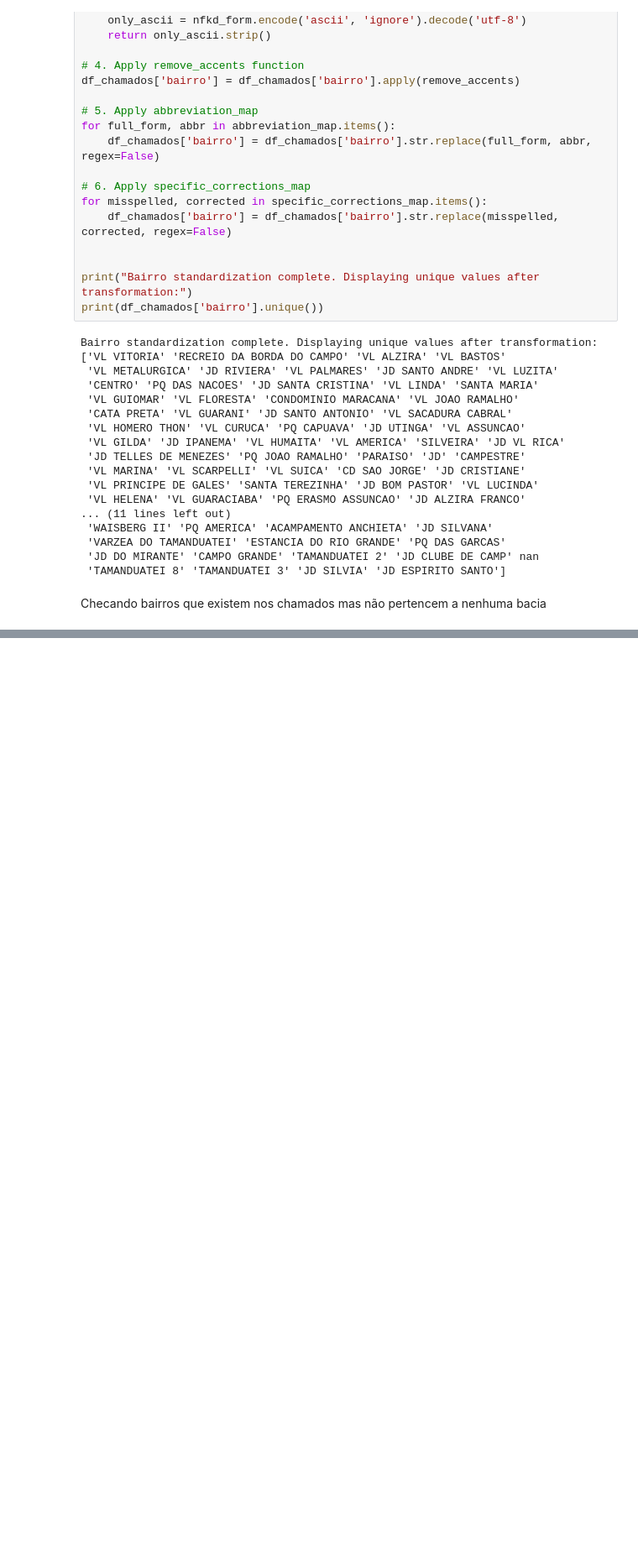
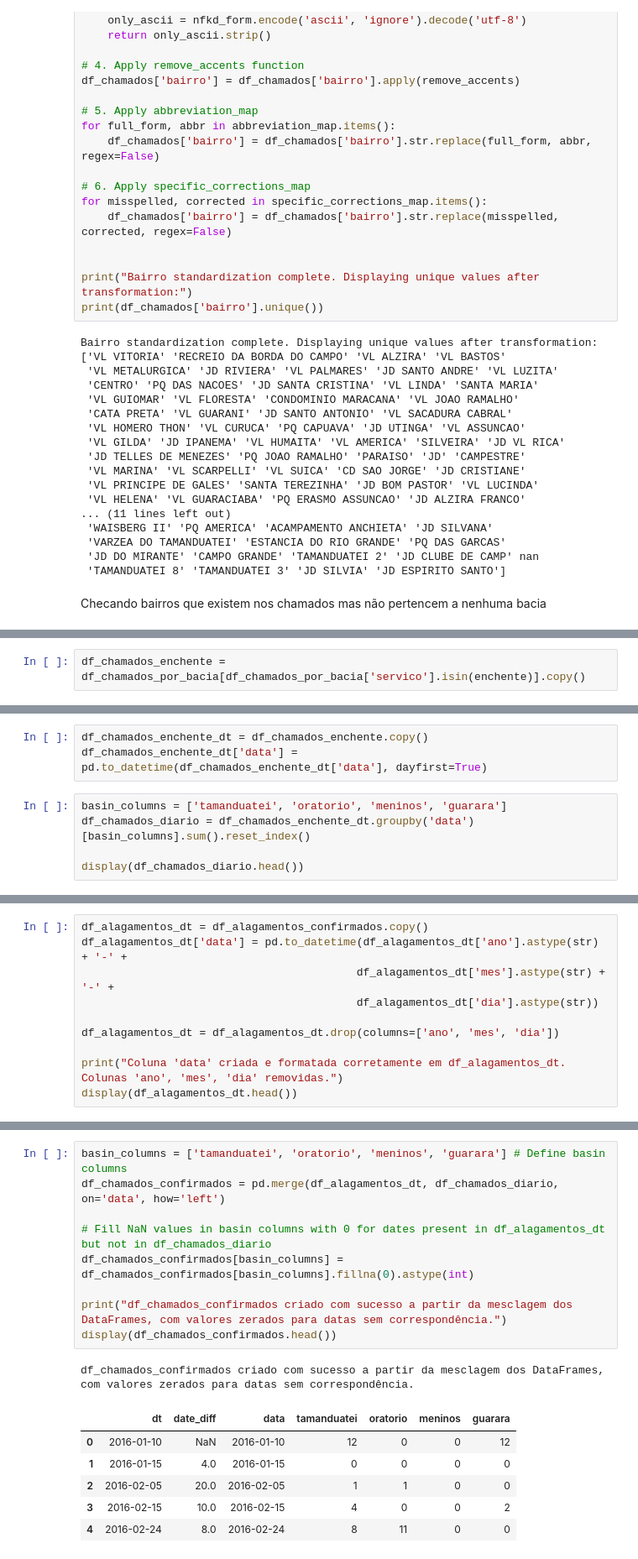
Before and after one commit to gitly-br/PSA_pred_models, a Jupyter notebook: notebooks/Processamento_chamados.ipynb, the cells around one changed output, grey strips where cells are left out. Shown at 84% size. Cells and saved outputs as stored; diff of their text form; blank space fills up the shorter version.

```diff
--- a/notebooks/Processamento_chamados.ipynb
+++ b/notebooks/Processamento_chamados.ipynb
@@ -249,0 +313,2 @@ Os seguintes bairros existem em 'df_chamados' mas não foram encontrados em nenh
+# %%
+df_chamados_enchente = df_chamados_por_bacia[df_chamados_por_bacia['servico'].isin(enchente)].copy()
@@ -249,0 +360,8 @@ Os seguintes bairros existem em 'df_chamados' mas não foram encontrados em nenh
+# %%
+df_chamados_enchente_dt = df_chamados_enchente.copy()
+df_chamados_enchente_dt['data'] = pd.to_datetime(df_chamados_enchente_dt['data'], dayfirst=True)
+# %%
+basin_columns = ['tamanduatei', 'oratorio', 'meninos', 'guarara']
+df_chamados_diario = df_chamados_enchente_dt.groupby('data')[basin_columns].sum().reset_index()
+
+display(df_chamados_diario.head())
@@ -249,0 +428,10 @@ Os seguintes bairros existem em 'df_chamados' mas não foram encontrados em nenh
+# %%
+df_alagamentos_dt = df_alagamentos_confirmados.copy()
+df_alagamentos_dt['data'] = pd.to_datetime(df_alagamentos_dt['ano'].astype(str) + '-' +
+                                          df_alagamentos_dt['mes'].astype(str) + '-' +
+                                          df_alagamentos_dt['dia'].astype(str))
+
+df_alagamentos_dt = df_alagamentos_dt.drop(columns=['ano', 'mes', 'dia'])
+
+print("Coluna 'data' criada e formatada corretamente em df_alagamentos_dt. Colunas 'ano', 'mes', 'dia' removidas.")
+display(df_alagamentos_dt.head())
@@ -249,0 +446,17 @@ Os seguintes bairros existem em 'df_chamados' mas não foram encontrados em nenh
+# %%
+basin_columns = ['tamanduatei', 'oratorio', 'meninos', 'guarara'] # Define basin columns
+df_chamados_confirmados = pd.merge(df_alagamentos_dt, df_chamados_diario, on='data', how='left')
+
+# Fill NaN values in basin columns with 0 for dates present in df_alagamentos_dt but not in df_chamados_diario
+df_chamados_confirmados[basin_columns] = df_chamados_confirmados[basin_columns].fillna(0).astype(int)
+
+print("df_chamados_confirmados criado com sucesso a partir da mesclagem dos DataFrames, com valores zerados para datas sem correspondência.")
+display(df_chamados_confirmados.head())
+# %% [output]
+df_chamados_confirmados criado com sucesso a partir da mesclagem dos DataFrames, com valores zerados para datas sem correspondência.
+|  | dt | date_diff | data | tamanduatei | oratorio | meninos | guarara |
+| 0 | 2016-01-10 | NaN | 2016-01-10 | 12 | 0 | 0 | 12 |
+| 1 | 2016-01-15 | 4.0 | 2016-01-15 | 0 | 0 | 0 | 0 |
+| 2 | 2016-02-05 | 20.0 | 2016-02-05 | 1 | 1 | 0 | 0 |
+| 3 | 2016-02-15 | 10.0 | 2016-02-15 | 4 | 0 | 0 | 2 |
+| 4 | 2016-02-24 | 8.0 | 2016-02-24 | 8 | 11 | 0 | 0 |
```
Also changed, not shown: parts of 37 cells of this notebook.
